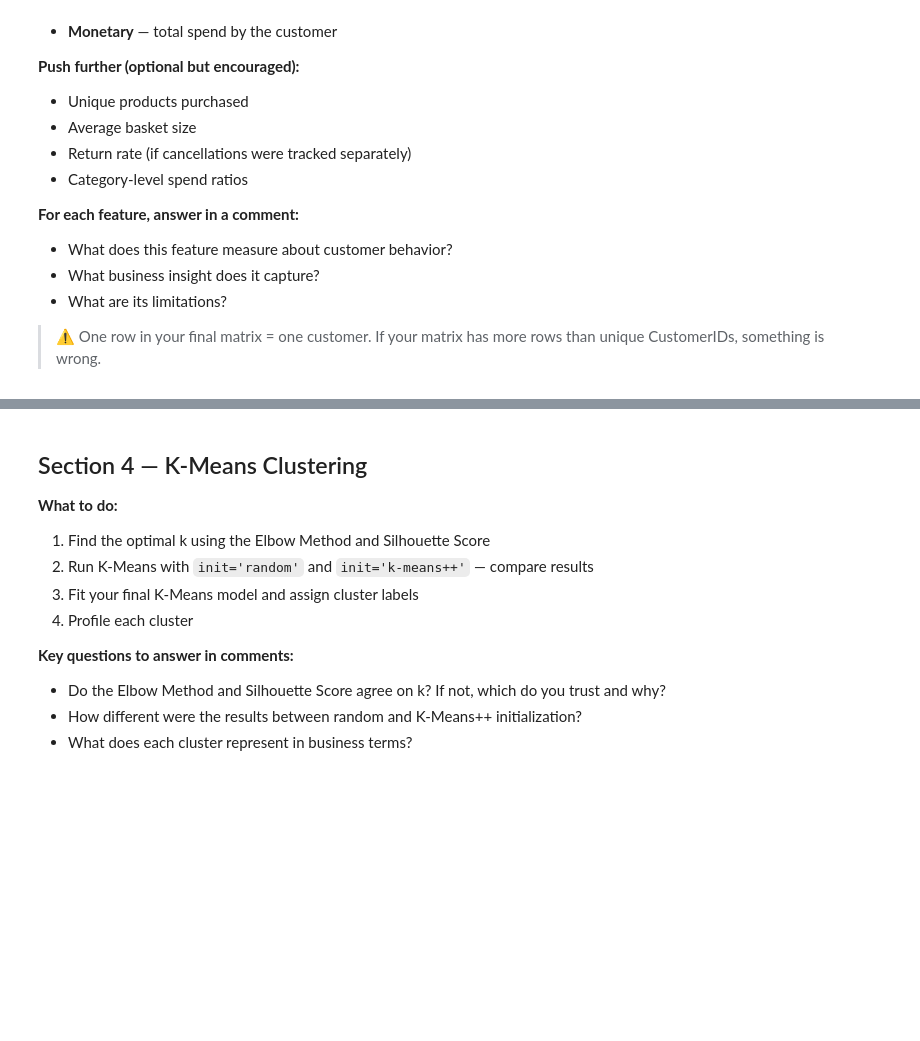
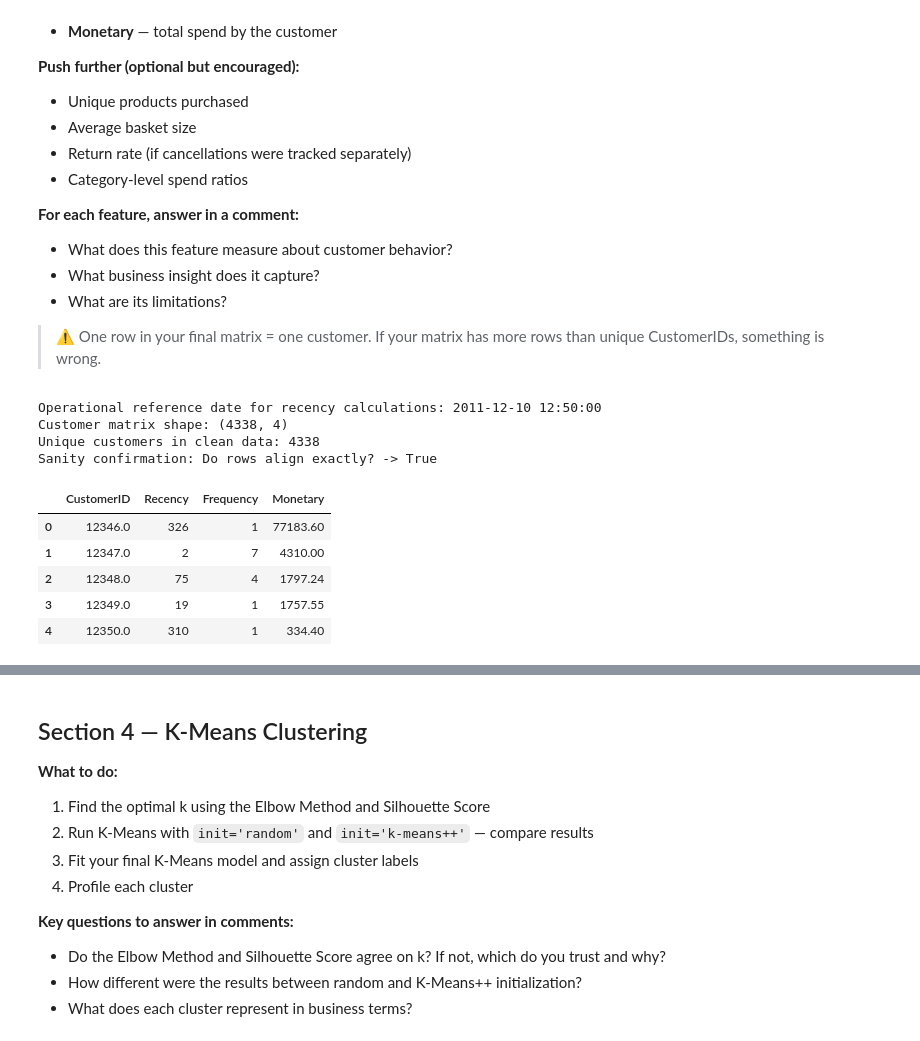
Before and after one commit to Sulav-Koirala/AI-Fellowship-Assignments, a Jupyter notebook: Week 7/Week_7_Clustering_Assignment.ipynb, the cells around one changed output, grey strips where cells are left out. Saved outputs shown, nothing was run; the diff lists cells and outputs as text; code cells hidden in the pictures; blank space fills up the shorter version.

```diff
--- a/Week 7/Week_7_Clustering_Assignment.ipynb
+++ b/Week 7/Week_7_Clustering_Assignment.ipynb
@@ -240,32 +240,39 @@ This is the hardest section. There is no template for what features to build —
 > ⚠️ One row in your final matrix = one customer. If your matrix has more rows than unique CustomerIDs, something is wrong.
 # %%
 # ── Reference Date ──────────────────────────────────────────────────────────
-# Choose a reference date for Recency calculation
-# Justify your choice in a comment — why this date?
-reference_date = # YOUR CODE HERE
+# Reference point selected as exactly 1 day post the absolute max log date in the cleaned series.
+# This avoids a value of 0 days for the most recent transaction event.
+reference_date = df_clean['InvoiceDate'].max() + pd.Timedelta(days=1)
+print(f'Operational reference date for recency calculations: {reference_date}')
 
-# ── Recency ──────────────────────────────────────────────────────────────────
-# Days since last purchase per customer
-# YOUR CODE HERE
-
-# ── Frequency ────────────────────────────────────────────────────────────────
-# Number of unique invoices per customer
-# YOUR CODE HERE
-
-# ── Monetary ─────────────────────────────────────────────────────────────────
-# Total spend per customer
-# YOUR CODE HERE
+# ── Recency, Frequency, Monetary Aggregation ─────────────────────────────────
+# Recency: Days elapsed since individual customer's last purchase transaction date.
+# Frequency: Count of unique transactional invoice entities per consumer asset.
+# Monetary: Cumulative gross absolute financial expenditure across clean timeline.
+customer_df = df_clean.groupby("Customer ID").agg({
+    'InvoiceDate' : lambda x: (reference_date - x.max()).days,
+    'Invoice' : 'nunique',
+    'TotalPrice' : 'sum'
+}).reset_index()
 
 # ── Combine into customer matrix ─────────────────────────────────────────────
-# YOUR CODE HERE
-# customer_df should have columns: CustomerID, Recency, Frequency, Monetary
-# (+ any extra features you engineered)
+customer_df.columns = ['CustomerID', 'Recency', 'Frequency', 'Monetary']
 
 # Sanity check
 print(f"Customer matrix shape: {customer_df.shape}")
 print(f"Unique customers in clean data: {df_clean['Customer ID'].nunique()}")
-print("These numbers should match.
-")
+print("Sanity confirmation: Do rows align exactly? ->", customer_df.shape[0] == df_clean['Customer ID'].nunique())
 customer_df.head()
+# %% [output]
+Operational reference date for recency calculations: 2011-12-10 12:50:00
+Customer matrix shape: (4338, 4)
+Unique customers in clean data: 4338
+Sanity confirmation: Do rows align exactly? -> True
+|  | CustomerID | Recency | Frequency | Monetary |
+| 0 | 12346.0 | 326 | 1 | 77183.60 |
+| 1 | 12347.0 | 2 | 7 | 4310.00 |
+| 2 | 12348.0 | 75 | 4 | 1797.24 |
+| 3 | 12349.0 | 19 | 1 | 1757.55 |
+| 4 | 12350.0 | 310 | 1 | 334.40 |
 # %%
 # ── Distribution Plots ───────────────────────────────────────────────────────
```
Also changed, not shown: parts of 4 cells of this notebook.
